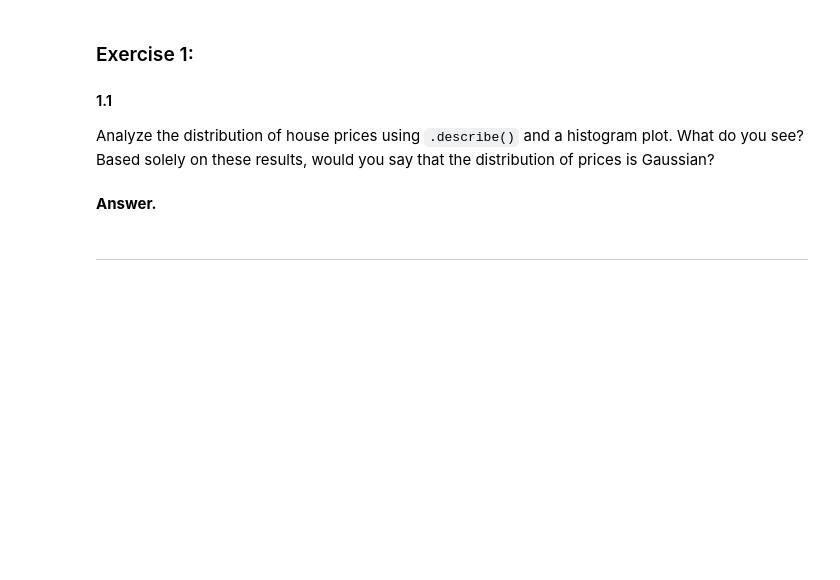
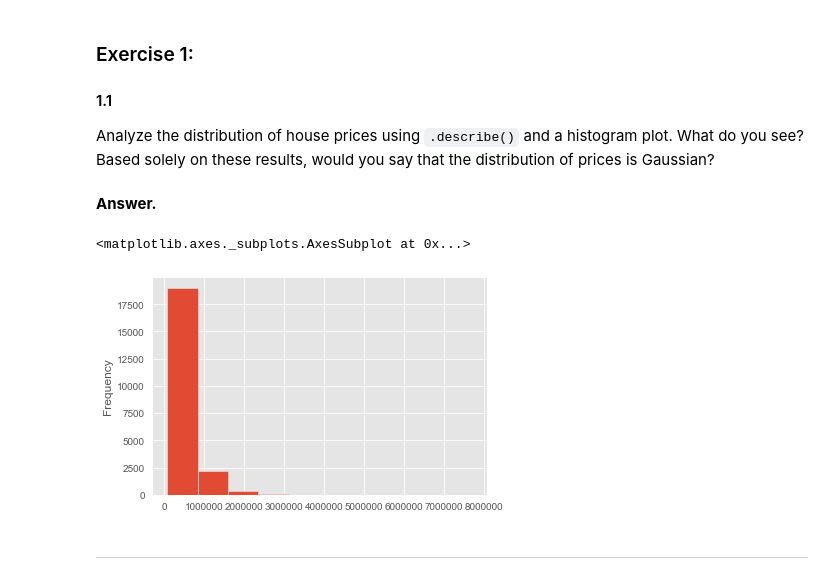
Before and after one commit to PedroOspina17/AI, a Jupyter notebook: DS4A/Week7/case_6.2_student/case_6.2_student.ipynb, the cells around one changed output. Cells and saved outputs as stored; diff of their text form; code cells hidden in the pictures; blank space fills up the shorter version.

```diff
--- a/DS4A/Week7/case_6.2_student/case_6.2_student.ipynb
+++ b/DS4A/Week7/case_6.2_student/case_6.2_student.ipynb
@@ -84,6 +84,12 @@ houses.head()
 Analyze the distribution of house prices using `.describe()` and a histogram plot. What do you see? Based solely on these results, would you say that the distribution of prices is Gaussian?
 # %% [markdown]
 **Answer.**
+# %%
+houses["price"].describe()
+houses["price"].plot(kind="hist")
+# %% [output]
+<matplotlib.axes._subplots.AxesSubplot at 0x...>
+[figure, added]
 # %% [markdown]
 -----------
 # %% [markdown]
```
Also changed, not shown: parts of 15 cells of this notebook, 6 other files.
